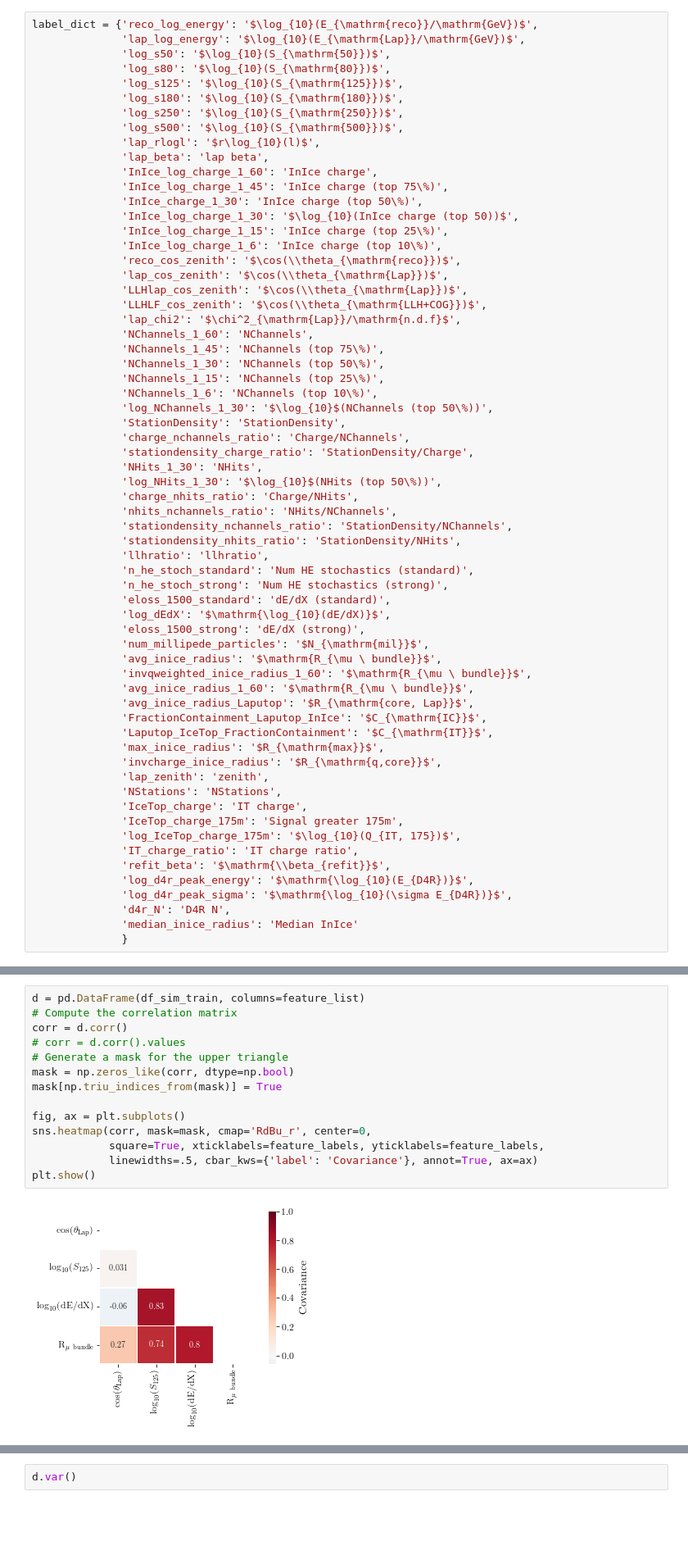
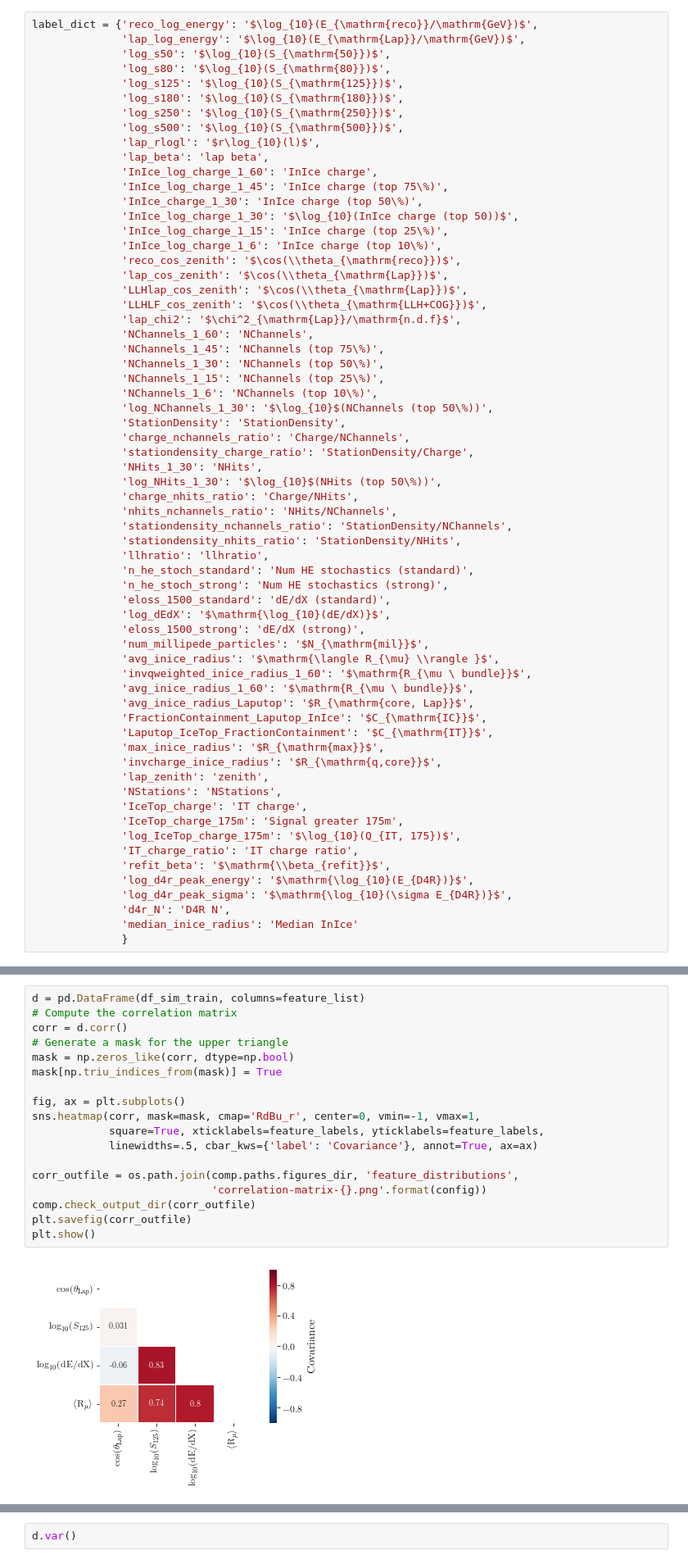
Before and after one commit to jrbourbeau/cr-composition, a Jupyter notebook: notebooks/covariance.ipynb, the cells around one changed output, grey strips where cells are left out. Shown at 82% size. Saved outputs shown, nothing was run; the diff lists cells and outputs as text; blank space fills up the shorter version.

```diff
--- a/notebooks/covariance.ipynb
+++ b/notebooks/covariance.ipynb
@@ -77,7 +79,7 @@ label_dict = {'reco_log_energy': '$\log_{10}(E_{\mathrm{reco}}/\mathrm{GeV})$',
               'log_dEdX': '$\mathrm{\log_{10}(dE/dX)}$',
               'eloss_1500_strong': 'dE/dX (strong)',
               'num_millipede_particles': '$N_{\mathrm{mil}}$',
-              'avg_inice_radius': '$\mathrm{R_{\mu \ bundle}}$',
+              'avg_inice_radius': '$\mathrm{\langle R_{\mu} \\rangle }$',
               'invqweighted_inice_radius_1_60': '$\mathrm{R_{\mu \ bundle}}$',
               'avg_inice_radius_1_60': '$\mathrm{R_{\mu \ bundle}}$',
               'avg_inice_radius_Laputop': '$R_{\mathrm{core, Lap}}$',
@@ -103,16 +106,20 @@ feature_labels = [label_dict[feature] for feature in feature_list]
 # %%
 d = pd.DataFrame(df_sim_train, columns=feature_list)
 # Compute the correlation matrix
 corr = d.corr()
-# corr = d.corr().values
 # Generate a mask for the upper triangle
 mask = np.zeros_like(corr, dtype=np.bool)
 mask[np.triu_indices_from(mask)] = True
 
 fig, ax = plt.subplots()
-sns.heatmap(corr, mask=mask, cmap='RdBu_r', center=0,
+sns.heatmap(corr, mask=mask, cmap='RdBu_r', center=0, vmin=-1, vmax=1,
             square=True, xticklabels=feature_labels, yticklabels=feature_labels,
             linewidths=.5, cbar_kws={'label': 'Covariance'}, annot=True, ax=ax)
+
+corr_outfile = os.path.join(comp.paths.figures_dir, 'feature_distributions',
+                            'correlation-matrix-{}.png'.format(config))
+comp.check_output_dir(corr_outfile)
+plt.savefig(corr_outfile)
 plt.show()
 # %% [output]
-[figure, old version]
+[figure, new version]
```
Also changed, not shown: parts of 5 cells of this notebook, 15 other files.
